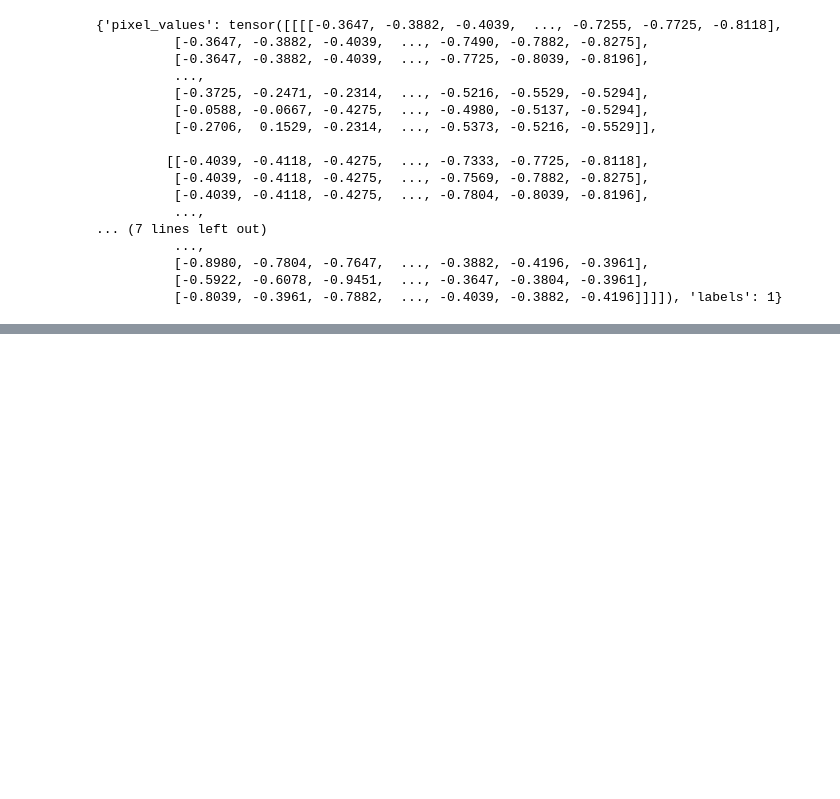
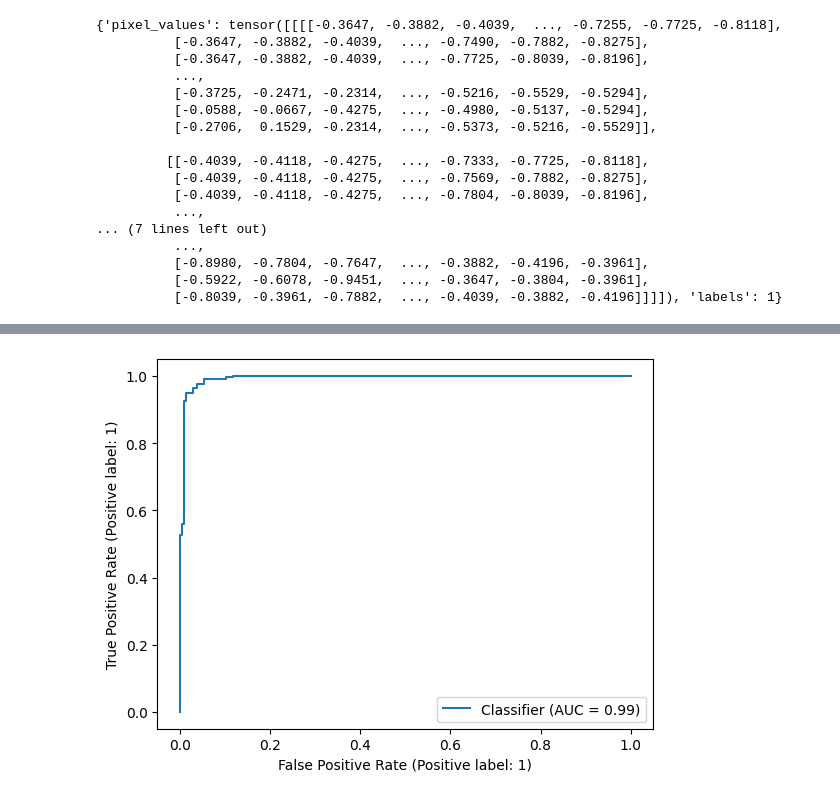
Before and after one commit to trueuser3/ML_project_2_course, a Jupyter notebook: vit.ipynb, the cells around one changed output, grey strips where cells are left out. Drawn from its saved outputs; the diff is of its cells as text; code cells hidden in the pictures; blank space fills up the shorter version.

```diff
--- a/vit.ipynb
+++ b/vit.ipynb
@@ -362,0 +235,6 @@ prepared_ds = ds_detected.with_transform(transform)
+# %%
+from torch.utils.data import DataLoader
+
+batch_size = 16
+train_dataloader = DataLoader(prepared_ds["train"], shuffle=True, batch_size=batch_size)
+test_dataloader = DataLoader(prepared_ds["test"], batch_size=batch_size)
@@ -452,2 +370,0 @@ ex['image']
-# %%
-inputs = processor(ex['image'], return_tensors='pt')
@@ -480,8 +407,8 @@ def get_logits(img):
 # %%
 torch.cuda.empty_cache()
 # %%
-logits_test = []
-for i in tqdm(range(0, ds_detected['test'].num_rows)):
-  logits_test.append(get_logits(ds_detected['test'][i]['image']))
-  #logits_test.append(image_to_prob(ds_detected['test'][i]['image']))
+# logits_test = []
+# for i in tqdm(range(0, ds_detected['test'].num_rows)):
+#   logits_test.append(get_logits(ds_detected['test'][i]['image']))
+#   #logits_test.append(image_to_prob(ds_detected['test'][i]['image']))
 # %%
@@ -505,0 +434,7 @@ plt.show()
+# %%
+from sklearn.metrics import RocCurveDisplay
+
+RocCurveDisplay.from_predictions(ds_detected['test']['labels'], probs)
+plt.show()
+# %% [output]
+[figure, added]
```
Also changed, not shown: parts of 69 cells of this notebook.
